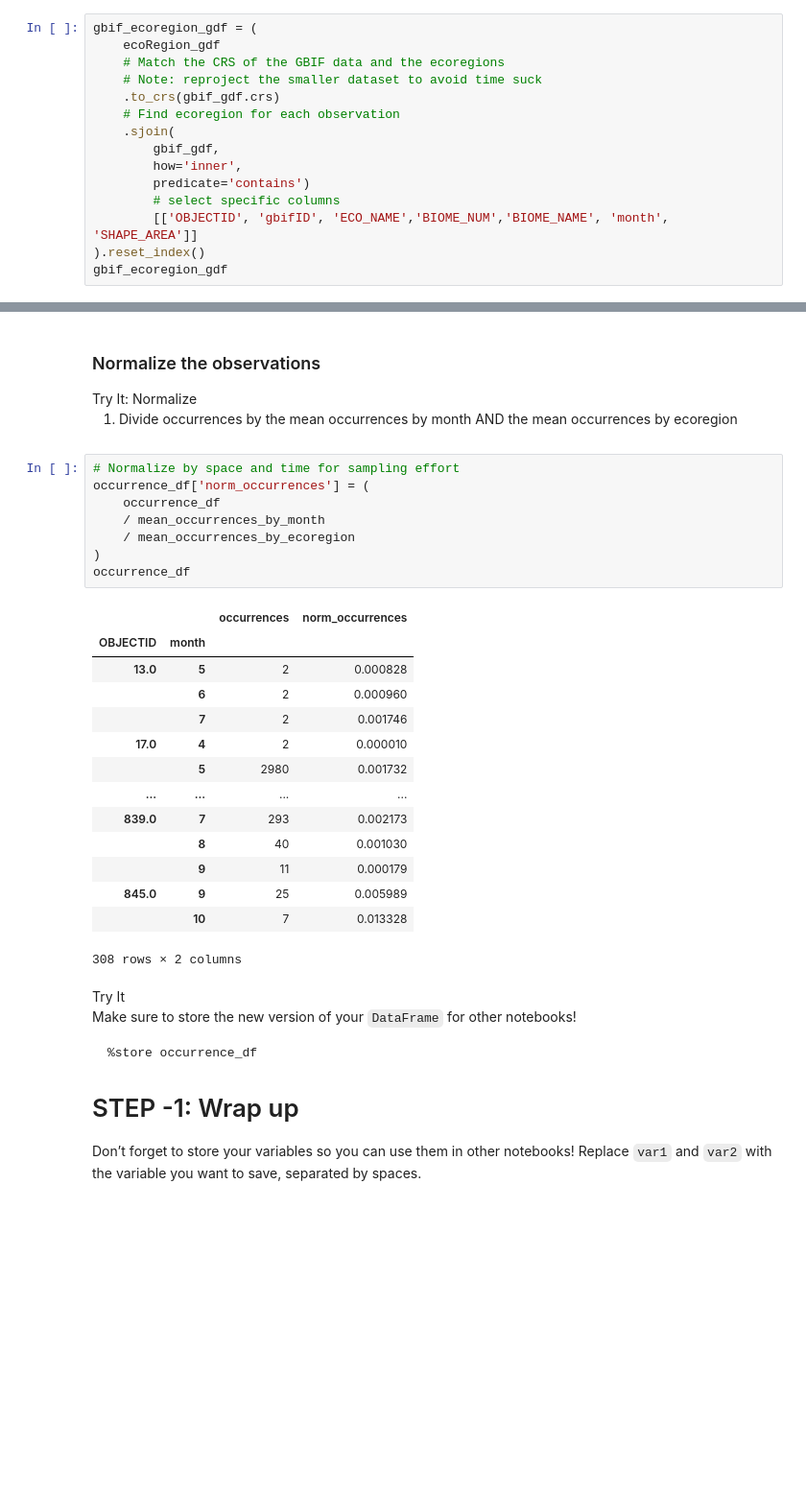
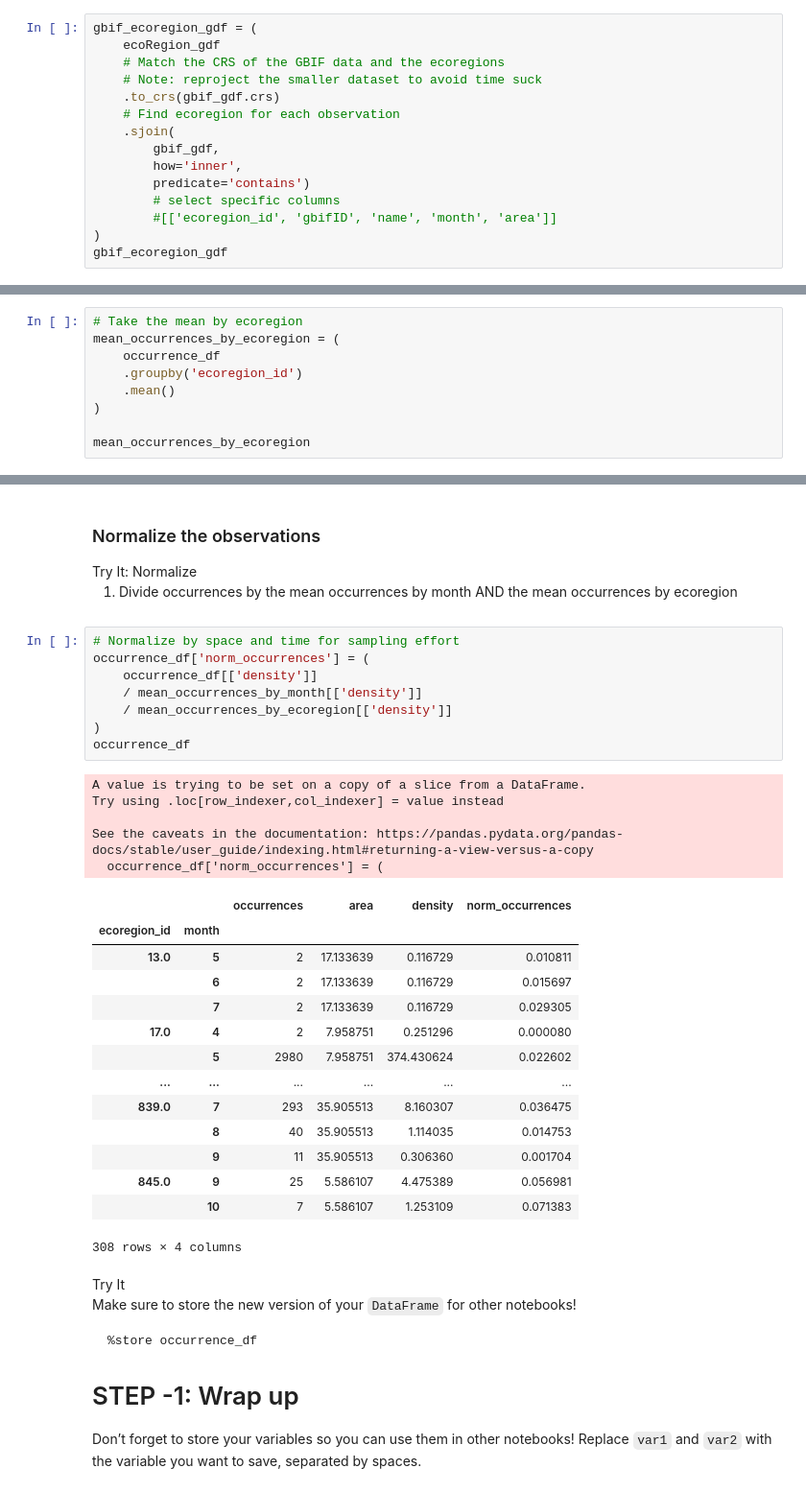
Before and after one commit to earthlab-education/03-migration-natshoff, a Jupyter notebook: notebooks/migration-32-normalize.ipynb, the cells around one changed output, grey strips where cells are left out. Shown at 96% size. Cells and saved outputs as stored; diff of their text form; blank space fills up the shorter version.

```diff
--- a/notebooks/migration-32-normalize.ipynb
+++ b/notebooks/migration-32-normalize.ipynb
@@ -37,7 +37,7 @@ gbif_ecoregion_gdf = (
         how='inner',
         predicate='contains')
         # select specific columns
-        [['OBJECTID', 'gbifID', 'ECO_NAME','BIOME_NUM','BIOME_NAME', 'month', 'SHAPE_AREA']]
-).reset_index()
+        #[['ecoregion_id', 'gbifID', 'name', 'month', 'area']]
+)
 gbif_ecoregion_gdf
 # %% [output]
@@ -123,0 +128,9 @@ mean_occurrences_by_month
+# %%
+# Take the mean by ecoregion
+mean_occurrences_by_ecoregion = (
+    occurrence_df
+    .groupby('ecoregion_id')
+    .mean()
+)
+
+mean_occurrences_by_ecoregion
@@ -131,26 +183,31 @@ occurrences by ecoregion</li>
 # %%
 # Normalize by space and time for sampling effort
 occurrence_df['norm_occurrences'] = (
-    occurrence_df
-    / mean_occurrences_by_month
-    / mean_occurrences_by_ecoregion
+    occurrence_df[['density']]
+    / mean_occurrences_by_month[['density']]
+    / mean_occurrences_by_ecoregion[['density']]
 )
 occurrence_df
 # %% [output]
+A value is trying to be set on a copy of a slice from a DataFrame.
+Try using .loc[row_indexer,col_indexer] = value instead
+
+See the caveats in the documentation: https://pandas.pydata.org/pandas-docs/stable/user_guide/indexing.html#returning-a-view-versus-a-copy
+  occurrence_df['norm_occurrences'] = (
-|  |  | occurrences | norm_occurrences |
-| OBJECTID | month |  |  |
-| 13.0 | 5 | 2 | 0.000828 |
-|  | 6 | 2 | 0.000960 |
-|  | 7 | 2 | 0.001746 |
-| 17.0 | 4 | 2 | 0.000010 |
-|  | 5 | 2980 | 0.001732 |
-| ... | ... | ... | ... |
-| 839.0 | 7 | 293 | 0.002173 |
-|  | 8 | 40 | 0.001030 |
-|  | 9 | 11 | 0.000179 |
-| 845.0 | 9 | 25 | 0.005989 |
-|  | 10 | 7 | 0.013328 |
+|  |  | occurrences | area | density | norm_occurrences |
+| ecoregion_id | month |  |  |  |  |
+| 13.0 | 5 | 2 | 17.133639 | 0.116729 | 0.010811 |
+|  | 6 | 2 | 17.133639 | 0.116729 | 0.015697 |
+|  | 7 | 2 | 17.133639 | 0.116729 | 0.029305 |
+| 17.0 | 4 | 2 | 7.958751 | 0.251296 | 0.000080 |
+|  | 5 | 2980 | 7.958751 | 374.430624 | 0.022602 |
+| ... | ... | ... | ... | ... | ... |
+| 839.0 | 7 | 293 | 35.905513 | 8.160307 | 0.036475 |
+|  | 8 | 40 | 35.905513 | 1.114035 | 0.014753 |
+|  | 9 | 11 | 35.905513 | 0.306360 | 0.001704 |
+| 845.0 | 9 | 25 | 5.586107 | 4.475389 | 0.056981 |
+|  | 10 | 7 | 5.586107 | 1.253109 | 0.071383 |
-308 rows × 2 columns
+308 rows × 4 columns
 # %% [markdown]
 <link rel="stylesheet" type="text/css" href="./assets/styles.css"><div class="callout callout-style-default callout-titled callout-task"><div class="callout-header"><div class="callout-icon-container"><i class="callout-icon"></i></div><div class="callout-title-container flex-fill">Try It</div></div><div class="callout-body-container callout-body"><p>Make sure to store the new version of your <code>DataFrame</code> for
 other notebooks!</p>
```
Also changed, not shown: parts of 5 cells of this notebook, 3 other files.
